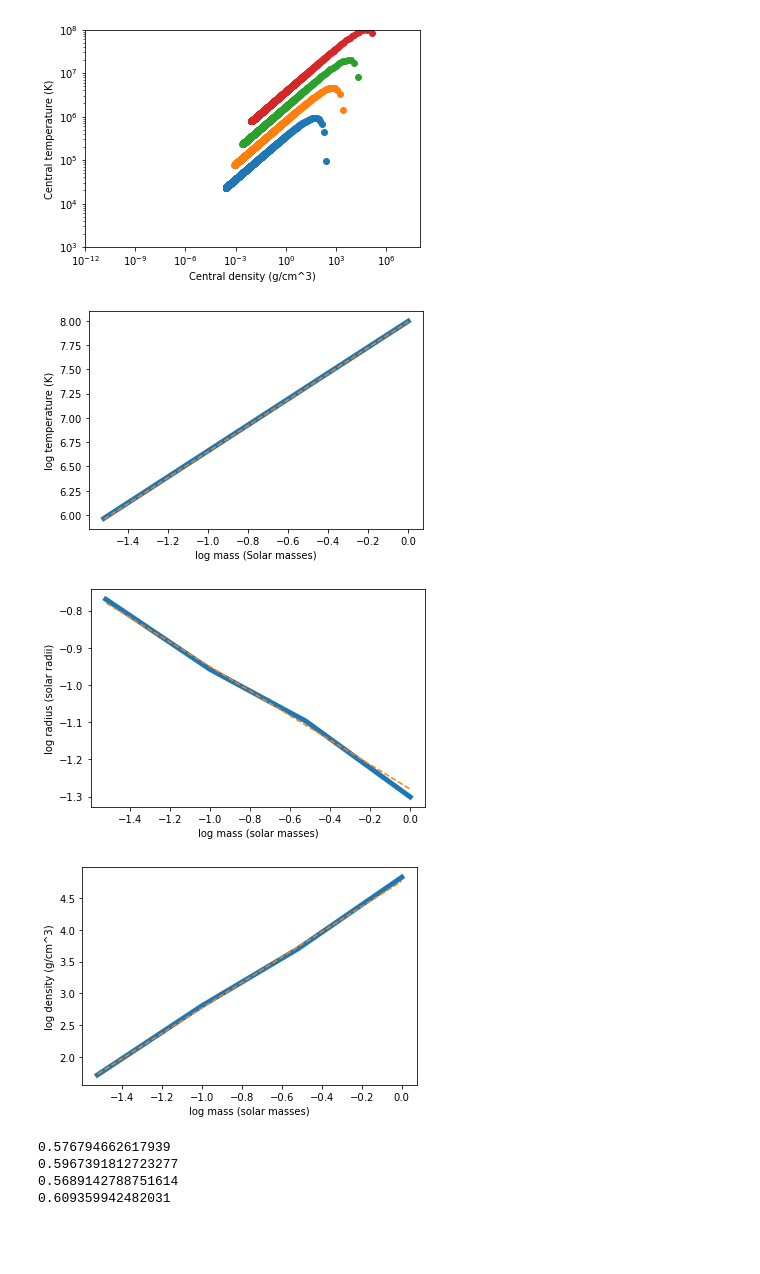
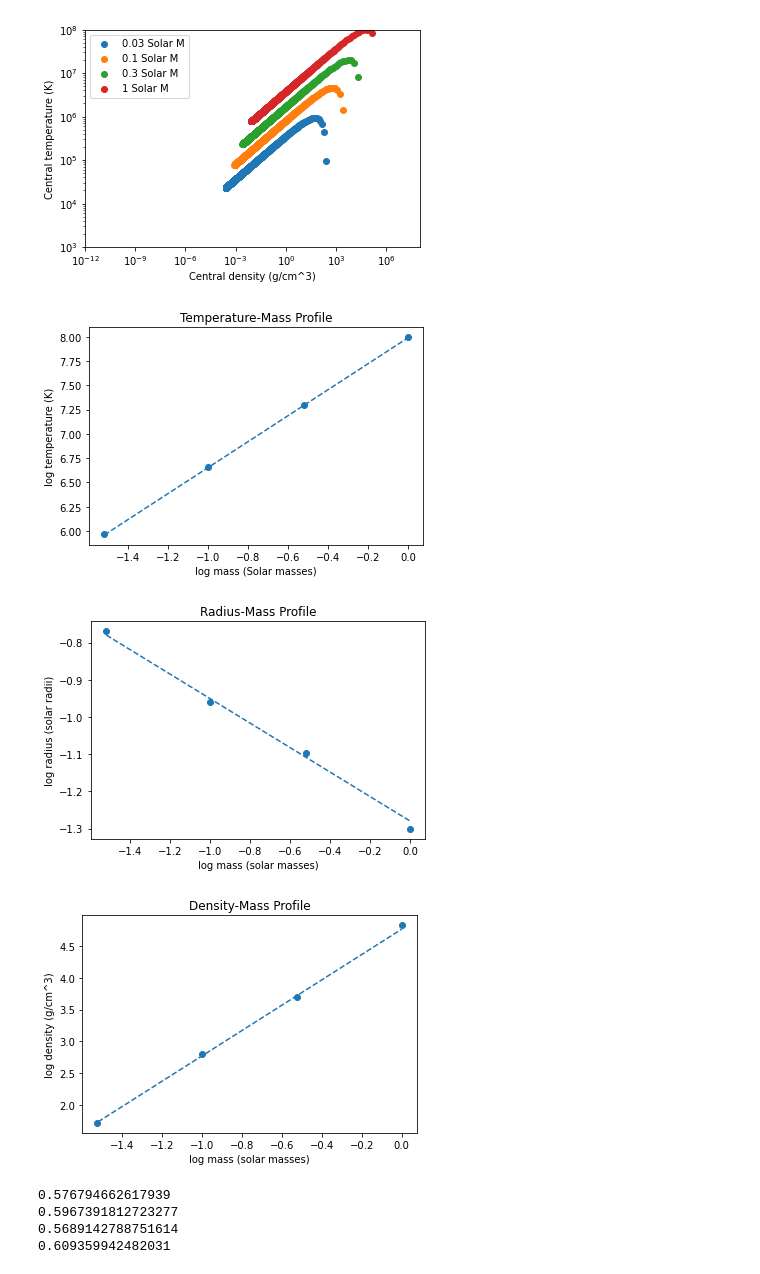
Before and after one commit to apsbsl/A2-Question-3, a Jupyter notebook: A2 Q3.ipynb, the cells around one changed output. Drawn from its saved outputs; the diff is of its cells as text; code cells hidden in the pictures; blank space fills up the shorter version.

```diff
--- a/A2 Q3.ipynb
+++ b/A2 Q3.ipynb
@@ -15,7 +15,7 @@ P_c = 0.77*6.67E-11 * mass**2 / radius**4
 # Calculate P degenerate and other stuff
 P_deg = 9.91E12 * (rho_c_003/1000)**(5/3) / 1.176**(5/3) / 10
 x_deg = P_deg / P_c
-fe = 0.5247
+fe = 0.525
 # Convert arrays to a list
 x_deg = list(x_deg)
 P_c = list(P_c)
@@ -129,51 +129,55 @@ x_ideal_1 = (1-x_deg_1**2) / (1-fe + np.sqrt(fe**2+ (1-2*fe)*x_deg_1**2))
 T_c_1 = x_ideal_1*P_c*0.617*1.6735E-27/(rho_c_1*1.3806E-23)
 # %%
 # Plot the stuff, also convert to cringe cgs units
-plt.scatter(rho_c_003/1000, T_c_003)
-plt.scatter(rho_c_01/1000, T_c_01)
-plt.scatter(rho_c_03/1000, T_c_03)
-plt.scatter(rho_c_1/1000, T_c_1)
+plt.scatter(rho_c_003/1000, T_c_003, label='0.03 Solar M')
+plt.scatter(rho_c_01/1000, T_c_01, label='0.1 Solar M')
+plt.scatter(rho_c_03/1000, T_c_03, label='0.3 Solar M')
+plt.scatter(rho_c_1/1000, T_c_1, label='1 Solar M')
 plt.xscale("log")
 plt.yscale("log")
 plt.xlabel("Central density (g/cm^3)")
 plt.ylabel('Central temperature (K)')
+plt.legend(loc='upper left')
 plt.xlim(10E-13,10E7)
 plt.ylim(10E2,10E7)
 plt.show()
 # %% [output]
-[figure, old version]
+[figure, new version]
 # %%
 # Temperature-mass relation
 T_max=[np.max(T_c_003),np.max(T_c_01),np.max(T_c_03),np.max(T_c_1)]
 masses = [0.03,0.1,0.3,1]
-plt.plot(np.log10(masses), np.log10(T_max),linewidth=5)
+plt.scatter(np.log10(masses), np.log10(T_max))
 plt.plot([-1.52,0],[5.96,7.99],linestyle='--')
 plt.xlabel('log mass (Solar masses)')
 plt.ylabel('log temperature (K)')
+plt.title("Temperature-Mass Profile")
 plt.show()
 # %% [output]
-[figure, old version]
+[figure, new version]
 # %%
 # Unlike the other arrays radius hasn't been cut down yet so we're just gonna do it manually here
 r_max=[radius[np.argmax(T_c_003)+9]/696340000,radius[np.argmax(T_c_01)+6]/696340000,
        radius[np.argmax(T_c_03)+4]/696340000,radius[np.argmax(T_c_1)+3]/696340000]
-plt.plot(np.log10(masses),np.log10(r_max),linewidth=5)
+plt.scatter(np.log10(masses),np.log10(r_max))
 plt.plot([-1.52,0],[-0.78,-1.28],linestyle='--')
 plt.xlabel('log mass (solar masses)')
 plt.ylabel('log radius (solar radii)')
+plt.title("Radius-Mass Profile")
 plt.show()
 # %% [output]
-[figure, old version]
+[figure, new version]
 # %%
 densities = [rho_c_003[np.argmax(T_c_003)]/1000,rho_c_01[np.argmax(T_c_01)]/1000,rho_c_03[np.argmax(T_c_03)]/1000,
              rho_c_1[np.argmax(T_c_1)]/1000]
-plt.plot(np.log10(masses),np.log10(densities),linewidth=5)
+plt.scatter(np.log10(masses),np.log10(densities))
 plt.plot([-1.52,0],[1.73,4.77],linestyle='--')
 plt.xlabel('log mass (solar masses)')
 plt.ylabel('log density (g/cm^3)')
+plt.title("Density-Mass Profile")
 plt.show()
 # %% [output]
-[figure, old version]
+[figure, new version]
 # %%
 # Find x_deg
 print(x_deg_003[np.argmax(T_c_003)])
```
Also changed, not shown: parts of 2 cells of this notebook.
